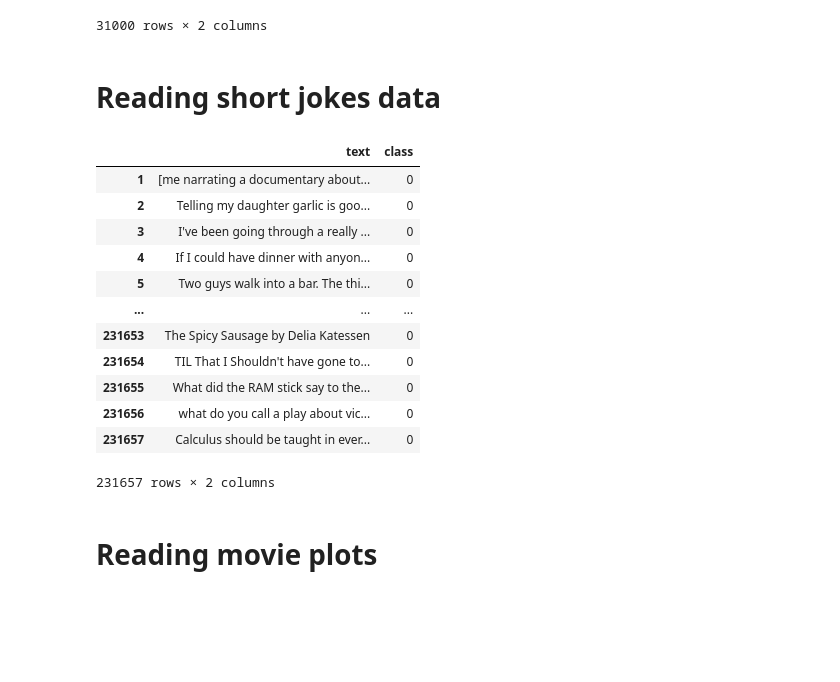
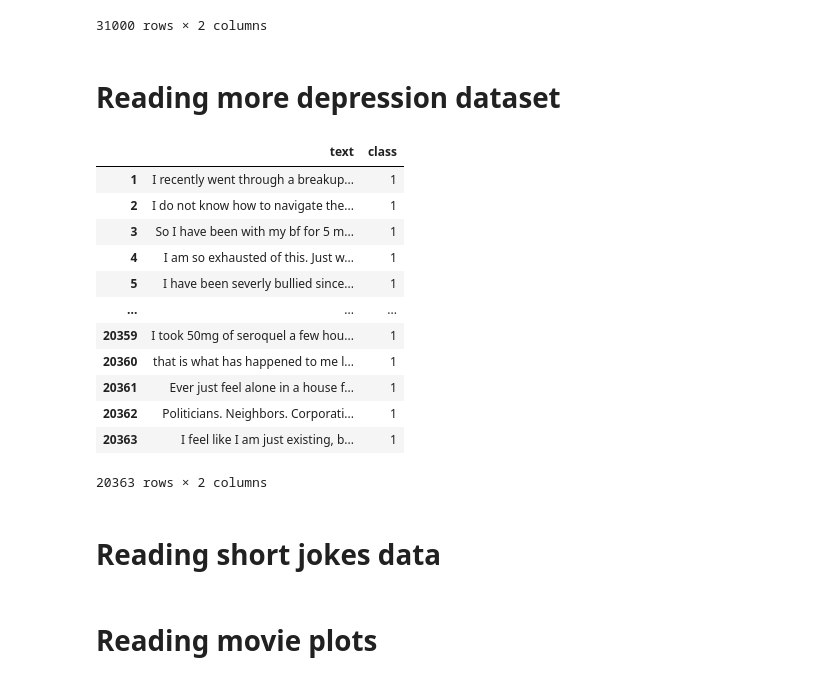
Before and after one commit to sgit0002/YMseekA, a Jupyter notebook: Iteration-3/final.ipynb, the cells around one changed output. Saved outputs shown, nothing was run; the diff lists cells and outputs as text; code cells hidden in the pictures; blank space fills up the shorter version.

```diff
--- a/Iteration-3/final.ipynb
+++ b/Iteration-3/final.ipynb
@@ -70,28 +70,35 @@ df_dep_1
 # %%
 df_dep_1['class'] = df_dep_1['class'].replace("1", 1)
 df_dep_1['class'] = df_dep_1['class'].replace("0", 0)
+# %% [markdown]
+# Reading more depression dataset
+# %%
+df_dep_2 = pd.read_csv('reddit_depression_suicidewatch.csv', encoding="utf-8", names=["text", 'class'])
+df_dep_2 = df_dep_2.iloc[1:,:]
+df_dep_2['class'] = 1
+df_dep_2
+# %% [output]
+|  | text | class |
+| 1 | I recently went through a breakup... | 1 |
+| 2 | I do not know how to navigate the... | 1 |
+| 3 | So I have been with my bf for 5 m... | 1 |
+| 4 | I am so exhausted of this. Just w... | 1 |
+| 5 | I have been severly bullied since... | 1 |
+| ... | ... | ... |
+| 20359 | I took 50mg of seroquel a few hou... | 1 |
+| 20360 | that is what has happened to me l... | 1 |
+| 20361 | Ever just feel alone in a house f... | 1 |
+| 20362 | Politicians. Neighbors. Corporati... | 1 |
+| 20363 | I feel like I am just existing, b... | 1 |
+20363 rows × 2 columns
 # %% [markdown]
 # Reading short jokes data
 # %%
-df_joke = pd.read_csv('shortjokes.csv', encoding="utf-8", names=["id", 'text'])
-df_joke = df_joke.iloc[1:,:]
-df_joke['class'] = 0
-df_joke = df_joke.iloc[:,[1,2]]
-df_joke
+# df_joke = pd.read_csv('shortjokes.csv', encoding="utf-8", names=["id", 'text'])
+# df_joke = df_joke.iloc[1:,:]
+# df_joke['class'] = 0
+# df_joke = df_joke.iloc[:,[1,2]]
+# df_joke
-# %% [output]
-|  | text | class |
-| 1 | [me narrating a documentary about... | 0 |
-| 2 | Telling my daughter garlic is goo... | 0 |
-| 3 | I've been going through a really ... | 0 |
-| 4 | If I could have dinner with anyon... | 0 |
-| 5 | Two guys walk into a bar. The thi... | 0 |
-| ... | ... | ... |
-| 231653 | The Spicy Sausage by Delia Katessen | 0 |
-| 231654 | TIL That I Shouldn't have gone to... | 0 |
-| 231655 | What did the RAM stick say to the... | 0 |
-| 231656 | what do you call a play about vic... | 0 |
-| 231657 | Calculus should be taught in ever... | 0 |
-231657 rows × 2 columns
 # %% [markdown]
 # Reading movie plots
 # %%
```
Also changed, not shown: parts of 27 cells of this notebook.
